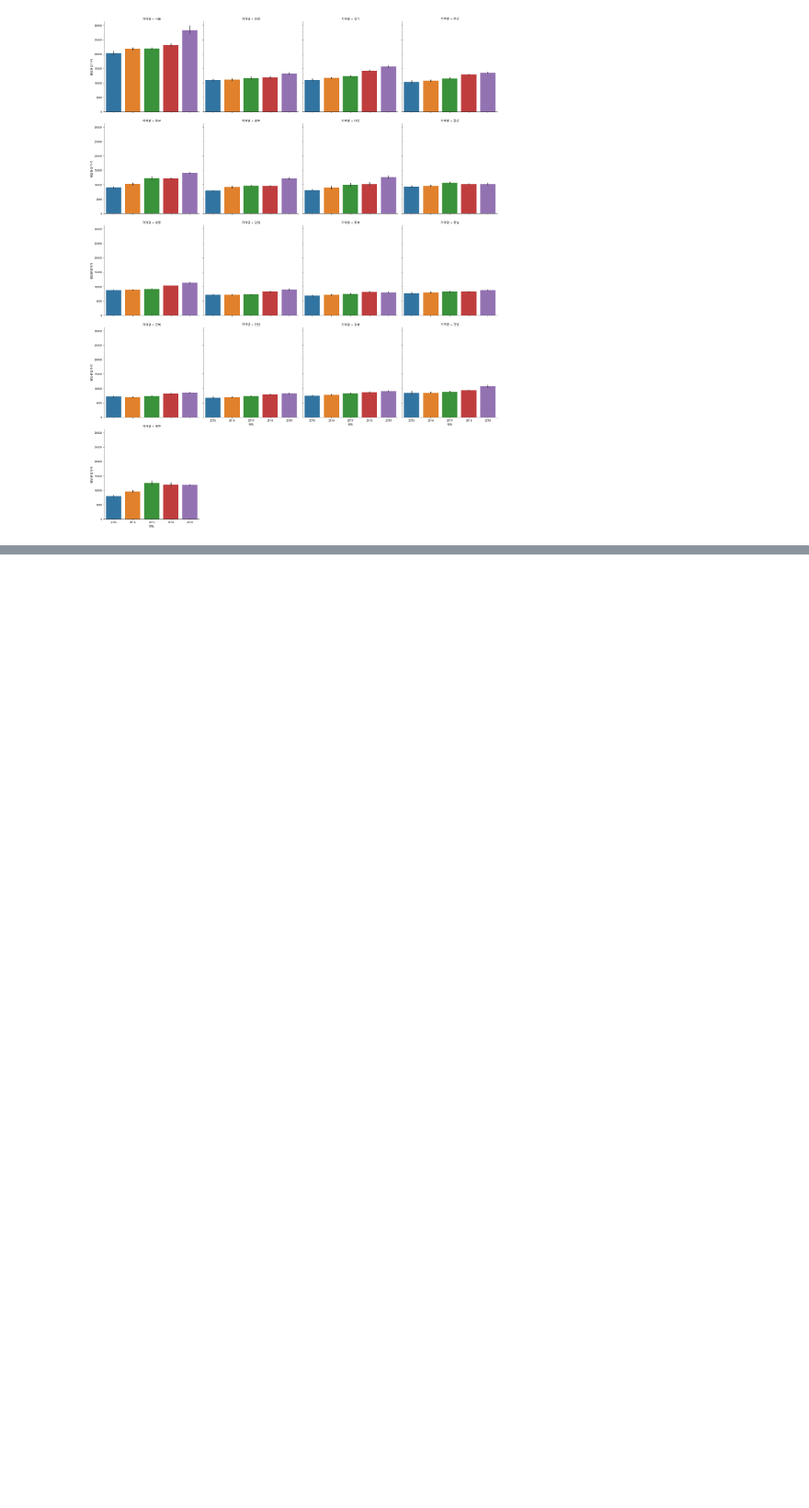
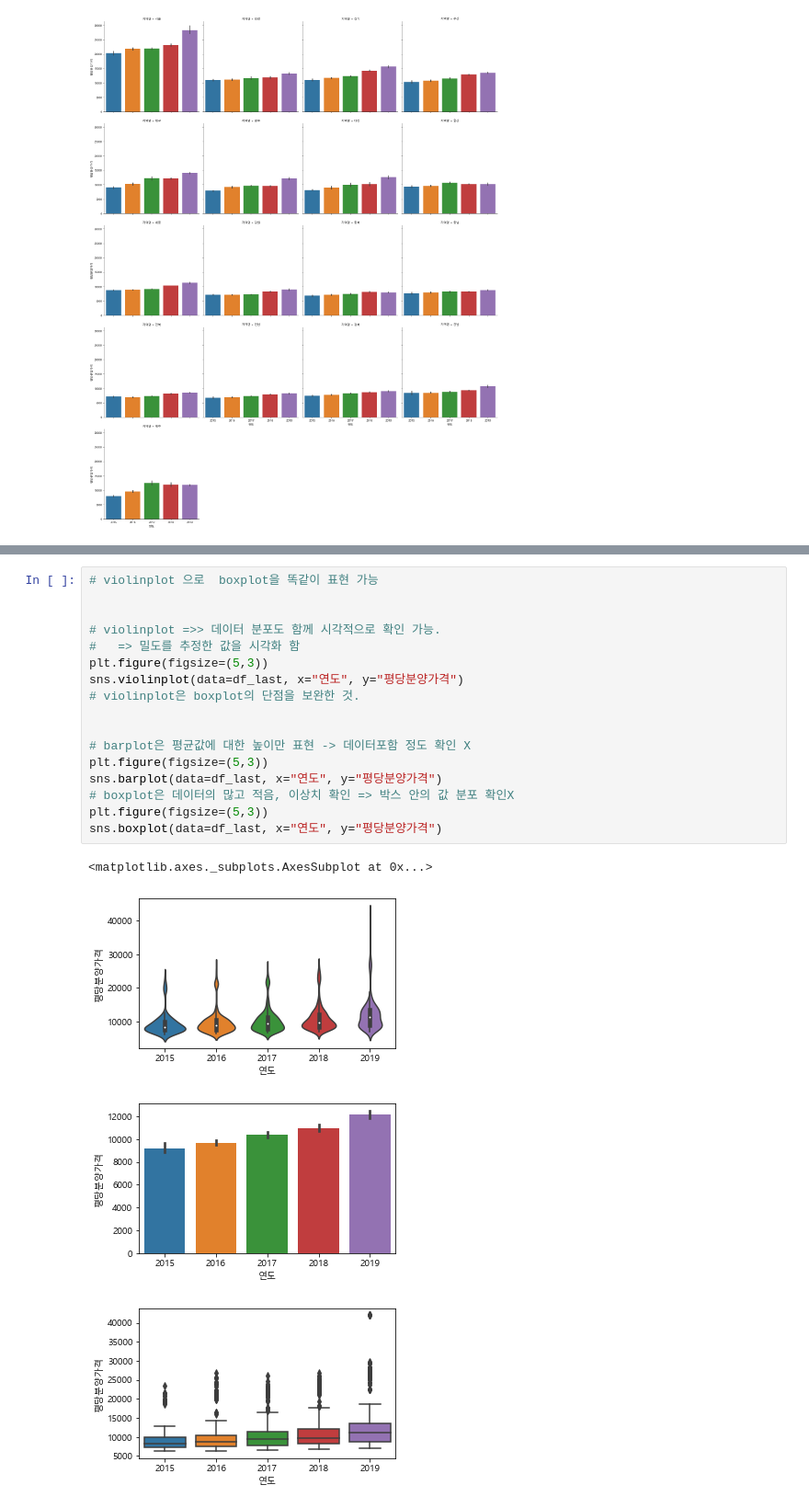
Before and after one commit to sookm/inflearn_lecture_opendata, a Jupyter notebook: 01-apt-price-input_210519.ipynb, the cells around one changed output, grey strips where cells are left out. Shown at 92% size. Saved outputs shown, nothing was run; the diff lists cells and outputs as text; blank space fills up the shorter version.

```diff
--- a/01-apt-price-input_210519.ipynb
+++ b/01-apt-price-input_210519.ipynb
@@ -560,0 +587,22 @@ sns.catplot(data=df_last, x="연도", y="평당분양가격",
+# %%
+# violinplot 으로  boxplot을 똑같이 표현 가능
+
+
+# violinplot =>> 데이터 분포도 함께 시각적으로 확인 가능.
+#   => 밀도를 추정한 값을 시각화 함
+plt.figure(figsize=(5,3))
+sns.violinplot(data=df_last, x="연도", y="평당분양가격")
+# violinplot은 boxplot의 단점을 보완한 것.
+
+
+# barplot은 평균값에 대한 높이만 표현 -> 데이터포함 정도 확인 X
+plt.figure(figsize=(5,3))
+sns.barplot(data=df_last, x="연도", y="평당분양가격")
+# boxplot은 데이터의 많고 적음, 이상치 확인 => 박스 안의 값 분포 확인X
+plt.figure(figsize=(5,3))
+sns.boxplot(data=df_last, x="연도", y="평당분양가격")
+# %% [output]
+<matplotlib.axes._subplots.AxesSubplot at 0x...>
+[figure, added]
+[figure, added]
+[figure, added]
```
Also changed, not shown: parts of 3 cells of this notebook.
